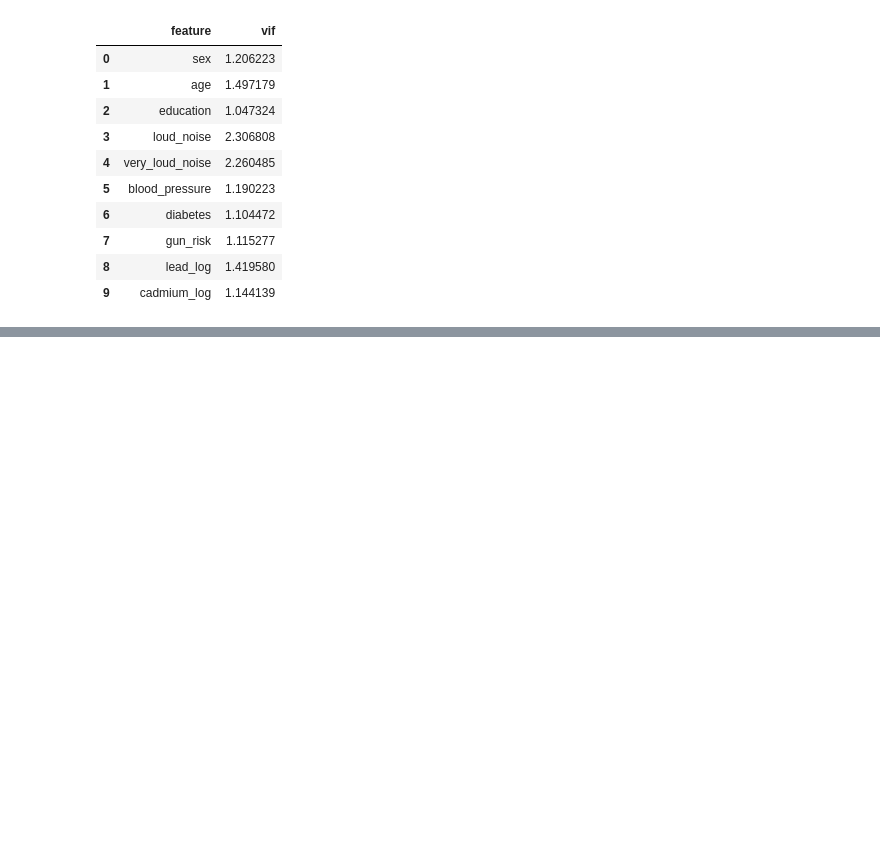
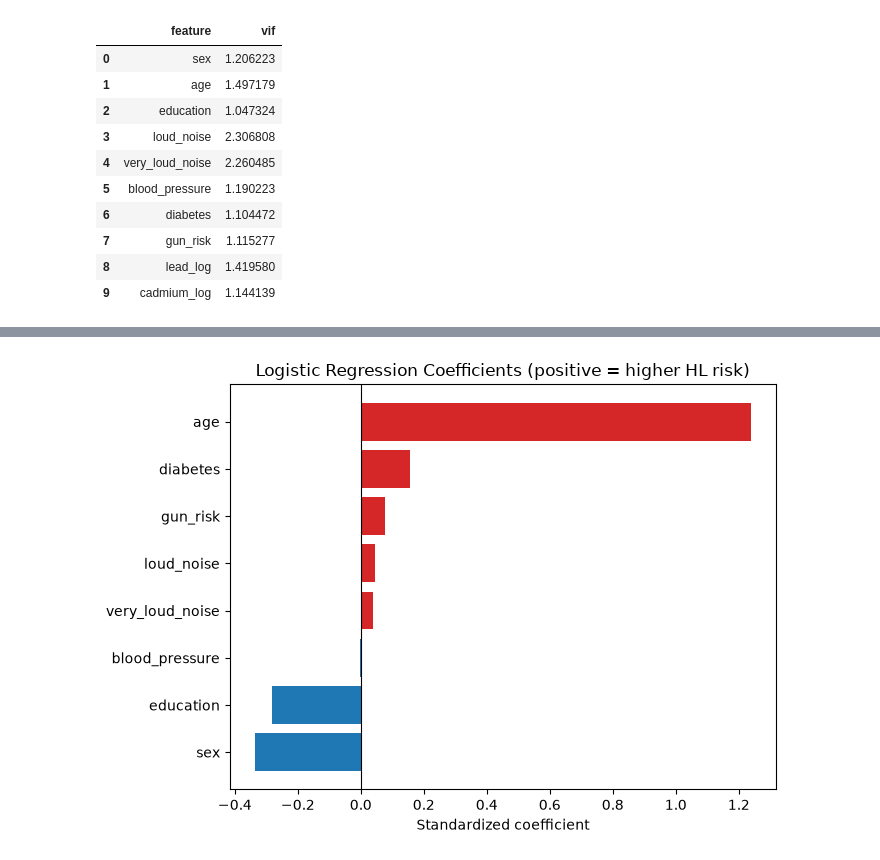
Before and after one commit to kasrabghr/nhanes_hearing_loss_predictor, a Jupyter notebook: notebooks/feature_preparing.ipynb, the cells around one changed output, grey strips where cells are left out. Drawn from its saved outputs; the diff is of its cells as text; code cells hidden in the pictures; blank space fills up the shorter version.

```diff
--- a/notebooks/feature_preparing.ipynb
+++ b/notebooks/feature_preparing.ipynb
@@ -43,0 +98,3 @@ Based on the results, all of the features show low VIF scores (<3), which shows
+# %%
+x = x.drop(columns= ['lead_log', 'cadmium_log'])
+x.columns
@@ -43,0 +272,18 @@ Based on the results, all of the features show low VIF scores (<3), which shows
+# %%
+# Now showing the coefficients importance
+coefs = pd.Series(
+    best_pipeline.named_steps['model'].coef_[0],
+    index=x.columns
+).sort_values()
+
+plt.figure(figsize=(7, 5))
+colors = coefs.apply(lambda v:'#d62728' if v > 0 else '#1f77b4')
+plt.barh(coefs.index, coefs.values, color=colors)
+plt.axvline(0, color='black', linewidth=0.8)
+plt.xlabel('Standardized coefficient')
+plt.title('Logistic Regression Coefficients (positive = higher HL risk)')
+plt.tight_layout()
+plt.savefig('../images/coefficients.png', dpi=300, bbox_inches='tight')
+plt.show()
+# %% [output]
+[figure, added]
```
Also changed, not shown: parts of 18 cells of this notebook, 9 other files.
